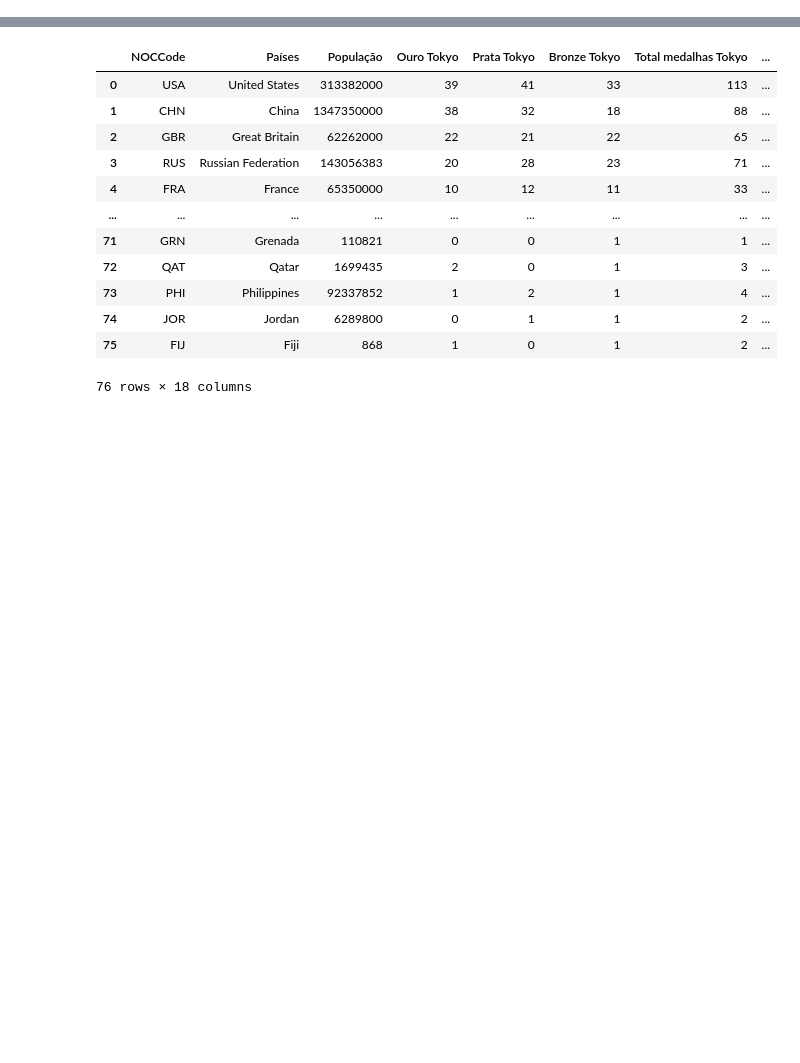
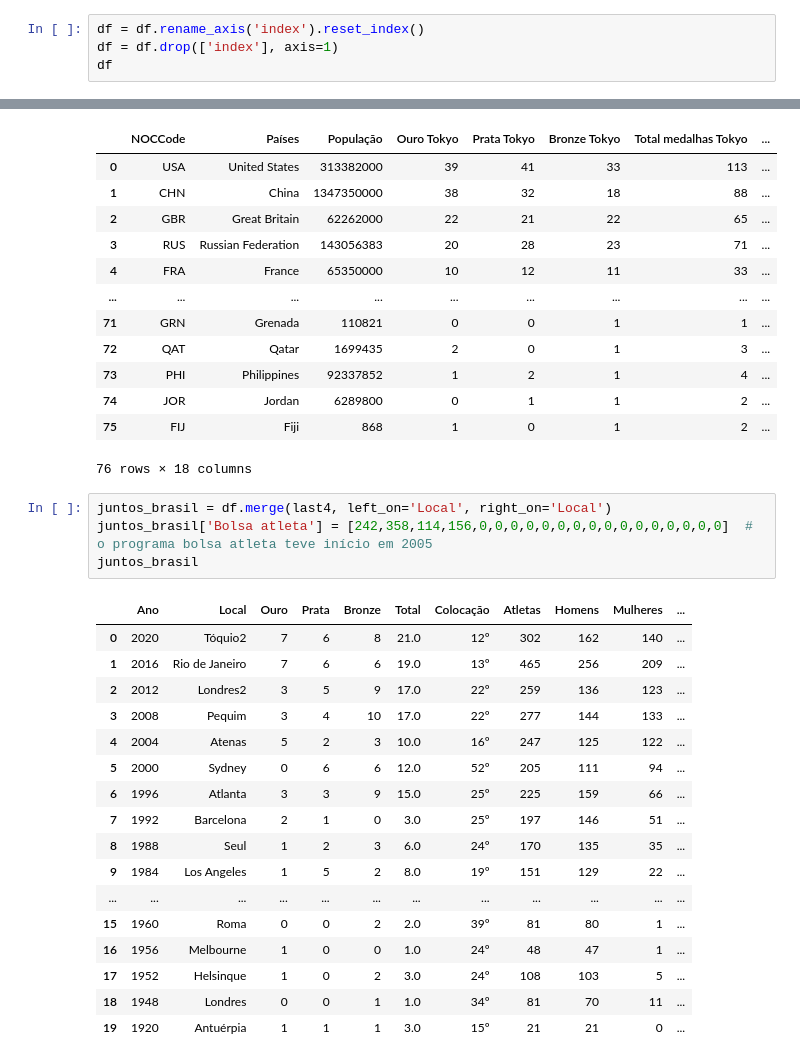
Before and after one commit to brunabellini/Projeto_Olimpiadas, a Jupyter notebook: olimpiada.ipynb, the cells around one changed output, grey strips where cells are left out. Cells and saved outputs as stored; diff of their text form; blank space fills up the shorter version.

Commit message:
juntando informações sobre o brasil nas olimpíadas

```diff
--- a/olimpiada.ipynb
+++ b/olimpiada.ipynb
@@ -93,0 +82,4 @@ df
+# %%
+df = df.rename_axis('index').reset_index()
+df = df.drop(['index'], axis=1)
+df
@@ -354,3 +376,25 @@ juntos_2
 | 74 | JOR | Jordan | 6289800 | 0 | 1 | 1 | 2 | ... |
 | 75 | FIJ | Fiji | 868 | 1 | 0 | 1 | 2 | ... |
 76 rows × 18 columns
+# %%
+juntos_brasil = df.merge(last4, left_on='Local', right_on='Local')
+juntos_brasil['Bolsa atleta'] = [242,358,114,156,0,0,0,0,0,0,0,0,0,0,0,0,0,0,0,0]  # o programa bolsa atleta teve início em 2005
+juntos_brasil
+# %% [output]
+|  | Ano | Local | Ouro | Prata | Bronze | Total | Colocação | Atletas | Homens | Mulheres | ... |
+| 0 | 2020 | Tóquio2 | 7 | 6 | 8 | 21.0 | 12º | 302 | 162 | 140 | ... |
+| 1 | 2016 | Rio de Janeiro | 7 | 6 | 6 | 19.0 | 13º | 465 | 256 | 209 | ... |
+| 2 | 2012 | Londres2 | 3 | 5 | 9 | 17.0 | 22º | 259 | 136 | 123 | ... |
+| 3 | 2008 | Pequim | 3 | 4 | 10 | 17.0 | 22º | 277 | 144 | 133 | ... |
+| 4 | 2004 | Atenas | 5 | 2 | 3 | 10.0 | 16º | 247 | 125 | 122 | ... |
+| 5 | 2000 | Sydney | 0 | 6 | 6 | 12.0 | 52º | 205 | 111 | 94 | ... |
+| 6 | 1996 | Atlanta | 3 | 3 | 9 | 15.0 | 25º | 225 | 159 | 66 | ... |
+| 7 | 1992 | Barcelona | 2 | 1 | 0 | 3.0 | 25º | 197 | 146 | 51 | ... |
+| 8 | 1988 | Seul | 1 | 2 | 3 | 6.0 | 24º | 170 | 135 | 35 | ... |
+| 9 | 1984 | Los Angeles | 1 | 5 | 2 | 8.0 | 19º | 151 | 129 | 22 | ... |
+| ... | ... | ... | ... | ... | ... | ... | ... | ... | ... | ... | ... |
+| 15 | 1960 | Roma | 0 | 0 | 2 | 2.0 | 39º | 81 | 80 | 1 | ... |
+| 16 | 1956 | Melbourne | 1 | 0 | 0 | 1.0 | 24º | 48 | 47 | 1 | ... |
+| 17 | 1952 | Helsinque | 1 | 0 | 2 | 3.0 | 24º | 108 | 103 | 5 | ... |
+| 18 | 1948 | Londres | 0 | 0 | 1 | 1.0 | 34º | 81 | 70 | 11 | ... |
+| 19 | 1920 | Antuérpia | 1 | 1 | 1 | 3.0 | 15º | 21 | 21 | 0 | ... |
```
Also changed, not shown: parts of 4 cells of this notebook, 1 other file.
